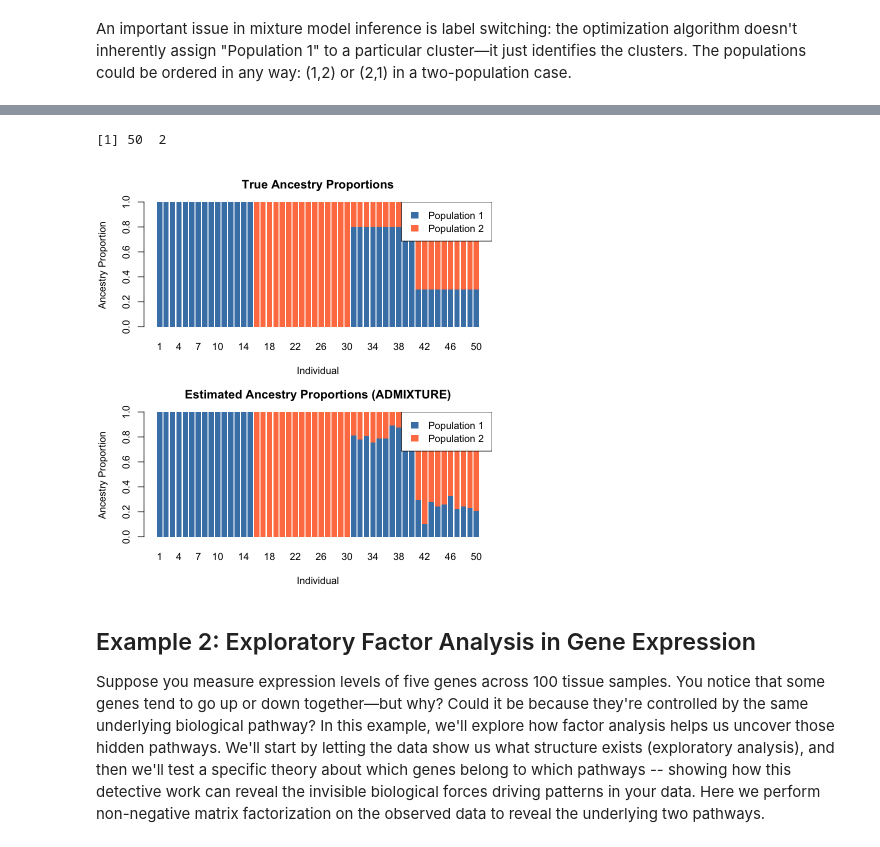
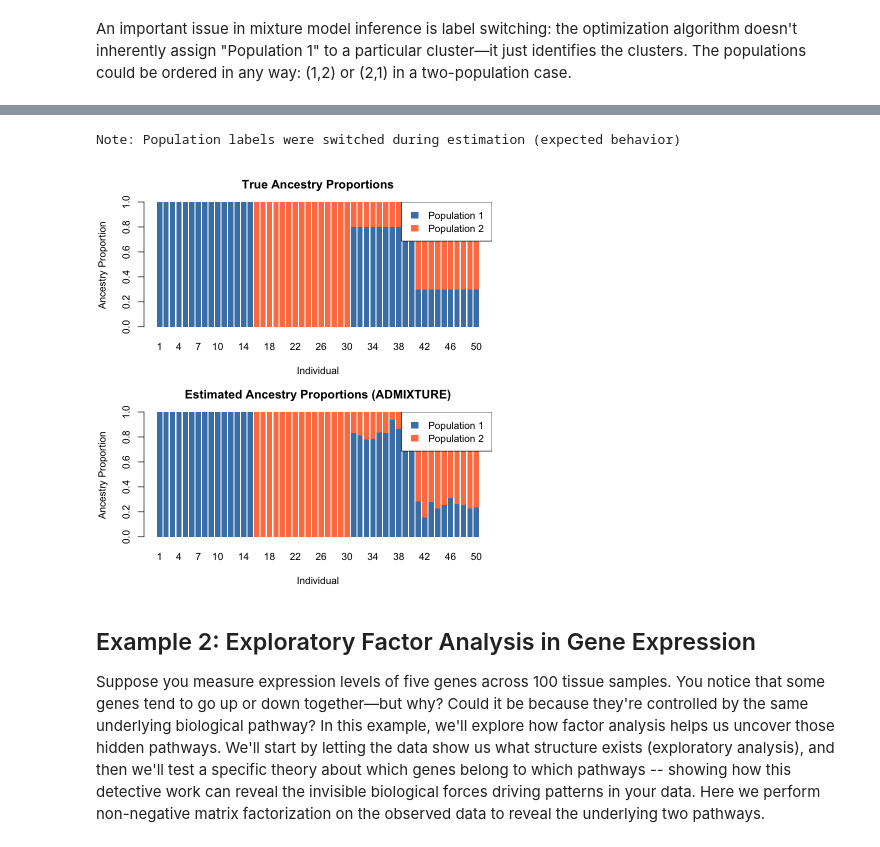
Before and after one commit to StatFunGen/statgen-primer, a Jupyter notebook: _sources/factor_analysis.ipynb, the cells around one changed output, grey strips where cells are left out. Saved outputs shown, nothing was run; the diff lists cells and outputs as text; code cells hidden in the pictures.

```diff
--- a/_sources/factor_analysis.ipynb
+++ b/_sources/factor_analysis.ipynb
@@ -148,24 +148,24 @@ We represent each individual's ancestry proportions in matrix $\mathbf{F}$, wher
 # %%
-F_true <- matrix(0, nrow = N, ncol = k)
+transpose_L_true <- matrix(0, nrow = N, ncol = k)
 
 # Individuals 1-15: Pure Pop1
-F_true[1:15, 1] <- 1.0
-F_true[1:15, 2] <- 0.0
+transpose_L_true[1:15, 1] <- 1.0
+transpose_L_true[1:15, 2] <- 0.0
 
 # Individuals 16-30: Pure Pop2
-F_true[16:30, 1] <- 0.0
-F_true[16:30, 2] <- 1.0
+transpose_L_true[16:30, 1] <- 0.0
+transpose_L_true[16:30, 2] <- 1.0
 
 # Individuals 31-40: Pop1-Pop2 admixture (80-20)
-F_true[31:40, 1] <- 0.8
-F_true[31:40, 2] <- 0.2
+transpose_L_true[31:40, 1] <- 0.8
+transpose_L_true[31:40, 2] <- 0.2
 # Individuals 41-50: Pop1-Pop2 admixture (30-70)
-F_true[41:50, 1] <- 0.3
-F_true[41:50, 2] <- 0.7
+transpose_L_true[41:50, 1] <- 0.3
+transpose_L_true[41:50, 2] <- 0.7
 
 # Add row and column names
-rownames(F_true) <- paste0("IND", 1:N)
-colnames(F_true) <- paste0("POP", 1:k)
+rownames(transpose_L_true) <- paste0("IND", 1:N)
+colnames(transpose_L_true) <- paste0("POP", 1:k)
 # %% [markdown]
 #### Step 3: Generate genotypes based on ancestry ($\mathbf{X}$ matrix)
 
@@ -184,7 +186,7 @@ X_raw <- matrix(0, nrow = N, ncol = p)
 for (i in 1:N) {
   for (j in 1:p) {
     # Expected frequency = weighted average of population frequencies
-    p_ij <- sum(F_true[i, ] * L_true[ , j])
+    p_ij <- sum(transpose_L_true[i, ] * F_true[ , j])
 
     # Sample genotype (0, 1, or 2 copies)
     X_raw[i,j] <- rbinom(1, size = 2, prob = p_ij)
@@ -353,3 +355,10 @@ Iteration | Log-likelihood | Change
 ### Compare Estimated vs True Parameters and Visualize Ancestry Proportions
 # %% [markdown]
 An important issue in mixture model inference is label switching: the optimization algorithm doesn't inherently assign "Population 1" to a particular cluster—it just identifies the clusters. The populations could be ordered in any way: (1,2) or (2,1) in a two-population case.
+# %%
+
+F_estimated <- result$F
+transpose_L_estimated <- result$transpose_L
+dim(result$transpose_L)
+dim(F_estimated)
+dim(transpose_L_estimated)
@@ -356,37 +391,35 @@ An important issue in mixture model inference is label switching: the optimizati
 # %%
-cor1 <- cor(L_estimated[1, ], L_true[1, ])
-cor2 <- cor(L_estimated[2, ], L_true[2, ])
+cor1 <- cor(transpose_L_estimated[ , 1], transpose_L_true[ , 1])
+cor2 <- cor(transpose_L_estimated[ , 2], transpose_L_true[ ,1])
 
 if (cor2 > 0 & cor1 < 0) {
   # Labels are switched
-  L_estimated <- L_estimated[c(2, 1), ]
-  F_estimated <- F_estimated[, c(2, 1)]
+  transpose_L_estimated <- transpose_L_estimated[ , c(2, 1)]
+  F_estimated <- F_estimated[c(2, 1), ]
   cat("Note: Population labels were switched during estimation (expected behavior)\n\n")
 }
+# %% [output]
+Note: Population labels were switched during estimation (expected behavior)
-# %%
-dim(F_true)
-# %% [output]
-[1] 50  2
 # %%
 par(mfrow = c(2, 1), mar = c(4, 4, 3, 2))
 
 # True ancestry
-barplot(t(F_true), col = c("steelblue", "coral"), border = NA,
+barplot(t(transpose_L_true), col = c("steelblue", "coral"), border = NA,
         main = "True Ancestry Proportions",
         xlab = "Individual", ylab = "Ancestry Proportion",
         names.arg = 1:N)
 legend("topright", legend = c("Population 1", "Population 2"),
        fill = c("steelblue", "coral"), border = NA)
 
 # Estimated ancestry
-barplot(t(F_estimated), col = c("steelblue", "coral"), border = NA,
+barplot(t(transpose_L_estimated), col = c("steelblue", "coral"), border = NA,
         main = "Estimated Ancestry Proportions (ADMIXTURE)",
         xlab = "Individual", ylab = "Ancestry Proportion",
         names.arg = 1:N)
 legend("topright", legend = c("Population 1", "Population 2"),
        fill = c("steelblue", "coral"), border = NA)
 # %% [output]
-[figure, old version]
+[figure, new version]
 # %% [markdown]
 ## Example 2: Exploratory Factor Analysis in Gene Expression
 
```
Also changed, not shown: parts of 19 cells of this notebook, 21 other files.
